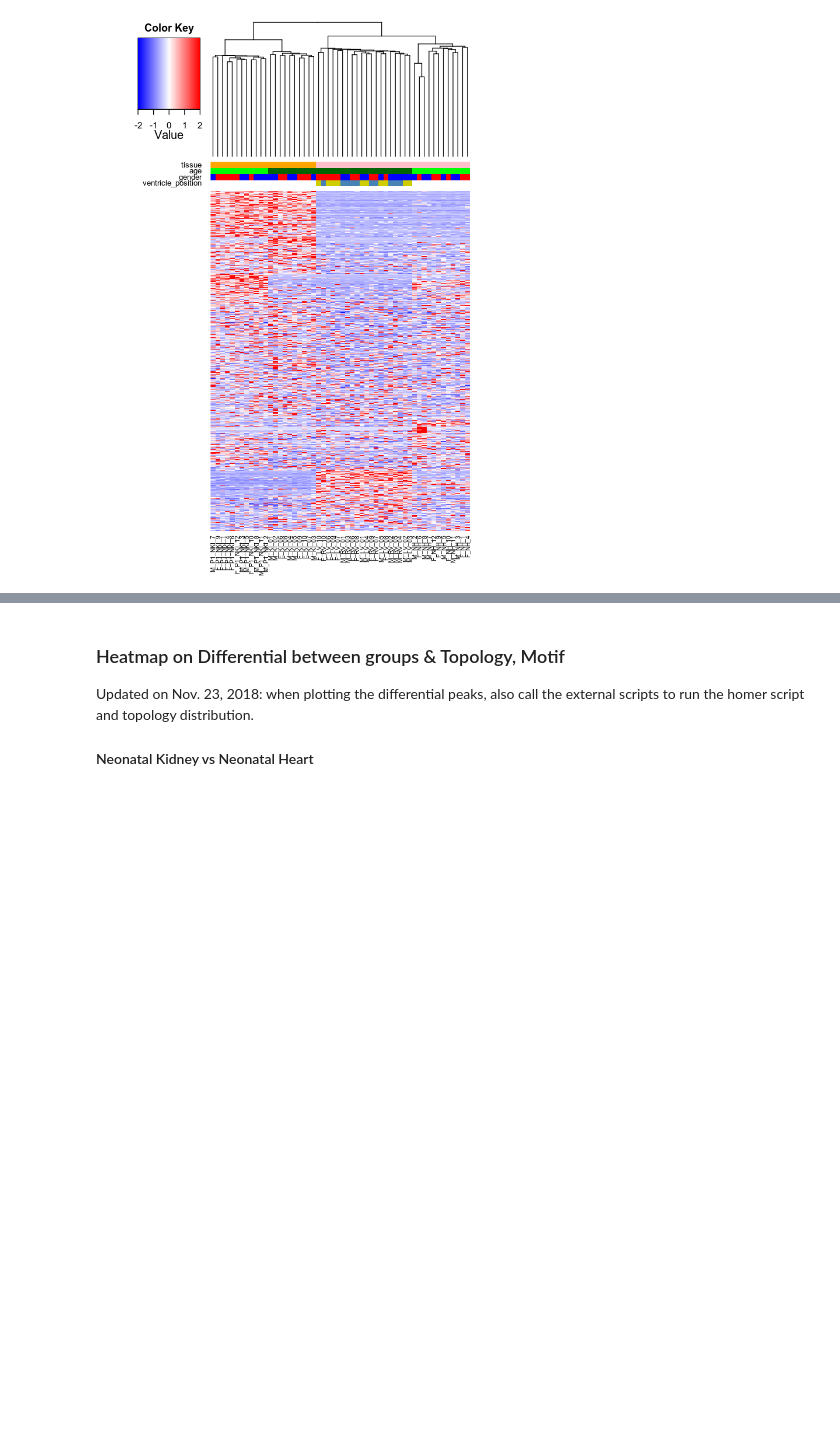
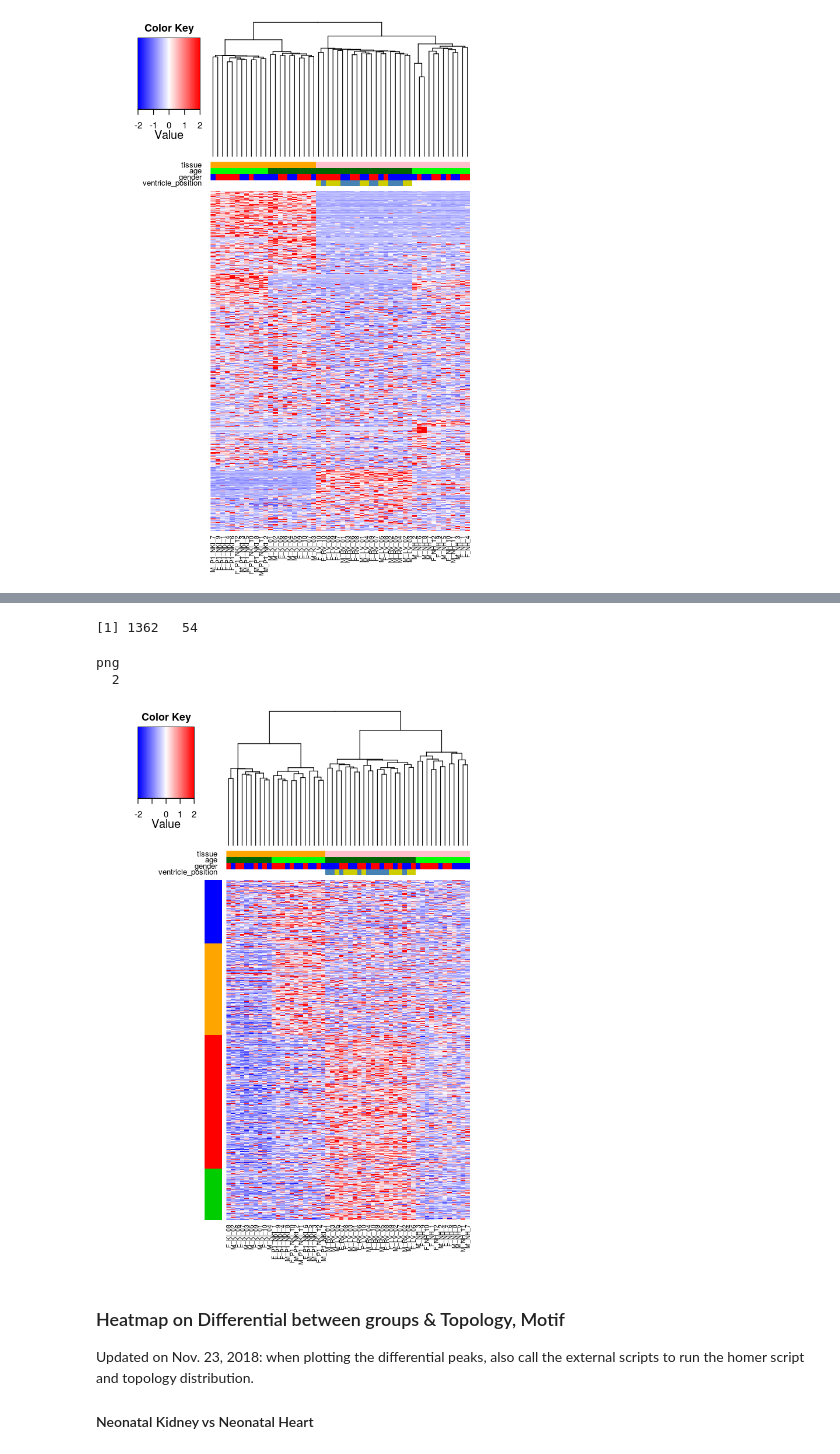
Before and after one commit to zj-zhang/m6A_lowinput_mouse_notebook, a Jupyter notebook: 20181008-m6A-2/m6A_Analysis.Part_2.ipynb, the cells around one changed output, grey strips where cells are left out. Saved outputs shown, nothing was run; the diff lists cells and outputs as text; code cells hidden in the pictures; blank space fills up the shorter version.

```diff
--- a/20181008-m6A-2/m6A_Analysis.Part_2.ipynb
+++ b/20181008-m6A-2/m6A_Analysis.Part_2.ipynb
@@ -264,3 +317,81 @@ png
+# %%
+differential_sites_ = read.table('../_data/m6A/parsed_peaks/differential_sites_log1.5-tissue_specific.csv', header=T, sep='\t')
+if("X"%in%colnames(differential_sites_))
+{
+    rownames(differential_sites_) = differential_sites_$X
+    differential_sites_ = differential_sites_[,-1]
+}
+if("url"%in%colnames(differential_sites_))
+{
+    differential_sites_ = differential_sites_[,c(1,2,3,4)]
+    rownames(differential_sites_) = gsub("-", ":", rownames(differential_sites_))
+}
+
+diff_group_ = c()
+diff_idx_ = c()
+diff_peak_ = c()
+comparison_color_code = c('blue', 'orange', 'red', 'green3')
+differential_sites_ = differential_sites_[, c("NHK", "Kidney_Age", "AHK", "Heart_Age")]
+for(j in 1:ncol(differential_sites_))
+{
+	comparison = colnames(differential_sites_)[j]
+	this_peak = rownames(differential_sites_)[differential_sites_[,j]!=0]
+	diff_group_ = c(diff_group_, rep( comparison_color_code[j], length(this_peak)))
+	diff_peak_ = c(diff_peak_, this_peak)
+	diff_idx_ = c(diff_idx_, match(this_peak, rownames(data)))
+
+}
+
+diff_df_ = data.frame(
+	group=diff_group_,
+	peaks=diff_peak_,
+	idx=diff_idx_,
+	stringsAsFactors=F)
+
+y_ = as.matrix(data[diff_df_$idx,])
+y_ = t(scale(t(y_)))
+
+hc_ = hclust(as.dist(1-cor(y_, method="spearman")), method="complete")
+
+
+clab_ = data.frame(
+	ventricle_position = 'white',
+	gender = 'white',
+	age = sapply(colnames(y_), function(x) ifelse(length(grep('N',x)), 'green', 'darkgreen')),
+	tissue = sapply(colnames(y_), function(x) ifelse(length(grep('KI',x)), 'orange', 'pink')),
+	stringsAsFactors=F
+)
+clab_$gender[ grep('M', colnames(y_)) ] = 'blue'
+clab_$gender[ grep('F', colnames(y_)) ] = 'red'
+clab_$ventricle_position[ grep('RV', colnames(y_)) ] = 'steelblue'
+clab_$ventricle_position[ grep('LV', colnames(y_)) ] = 'yellow3'
+
+
+clab_ = as.matrix(clab_)
+rlab_ = as.matrix(diff_group_, nrow=1)
+
+options(repr.plot.width=6, repr.plot.height=8)
+print(dim(y_))
+heatmap.3(y_, Rowv = NULL, Colv = as.dendrogram(hc_), dendrogram = "col",
+    col = palette,
+    labRow=F, breaks=breaks,
+    ColSideColors = clab_, key = TRUE,
+    RowSideColors = t(rlab_))
+
+if(SAVE_FIG) {
+pdf('_data/PeakIntensity_AllDifferential-tissueSpecificGeneExpr.pdf')
+heatmap.3(y_, Rowv = NULL, Colv = as.dendrogram(hc_), dendrogram = "col",
+    col = palette,
+    labRow=F, breaks=breaks,
+    ColSideColors = clab_, key = TRUE,
+    RowSideColors = t(rlab_))
+dev.off()
+}
+# %% [output]
+[1] 1362   54
+png
+  2
+[figure, added]
 # %% [markdown]
 ### Heatmap on Differential between groups & Topology, Motif
 
```
Also changed, not shown: parts of 23 cells of this notebook, 13 other files.
